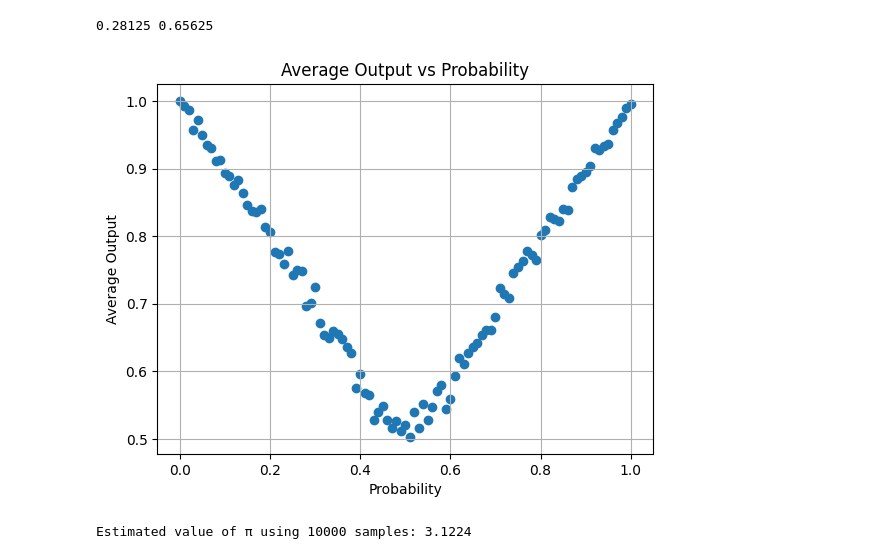
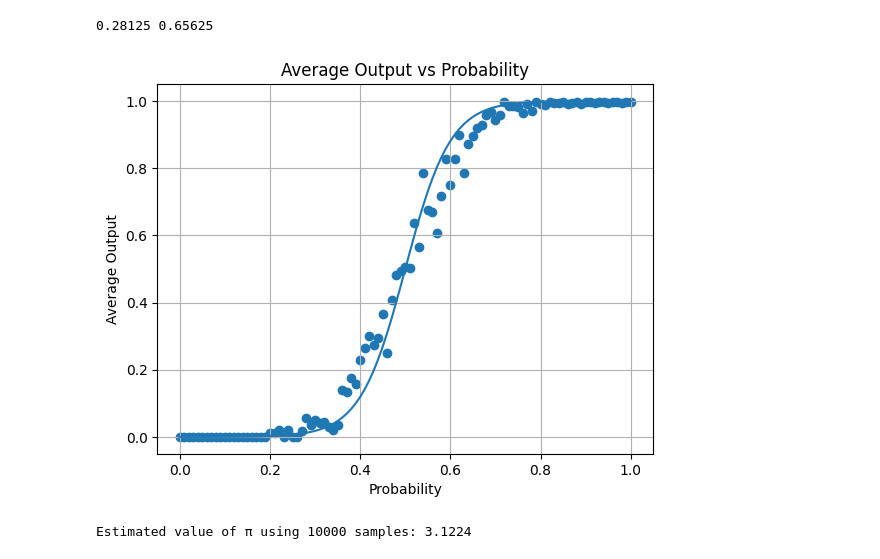
Before and after one commit to duydl/sc-designs, a Jupyter notebook: script/a_sc_rl.ipynb, the cells around one changed output. Cells and saved outputs as stored; diff of their text form; code cells hidden in the pictures.

```diff
--- a/script/a_sc_rl.ipynb
+++ b/script/a_sc_rl.ipynb
@@ -88,36 +88,37 @@ class BinaryCounter:
             for bit in bitstream:
                 self.update(bit)
                 results.append(counter.output_tanh())
             return sum(results) / len(results)
 
 def generate_stochastic_bitstream(N, p):
     bitstream = [random.random() < p for _ in range(N)]
     return bitstream
 
 
 
 N = 1024
-counter_depth = 6
+counter_depth = 5
 counter = BinaryCounter(counter_depth)
 
 probabilities = [i / 100 for i in range(101)]
 average_outputs = []
 
 for p in probabilities:
     counter.reset()
     bitstream = generate_stochastic_bitstream(N, p)
-    average_output = counter.simulate_counter(bitstream, "abs")
+    average_output = counter.simulate_counter(bitstream, "tanh")
     average_outputs.append(average_output)
 
 # Plot the results
 plt.scatter(probabilities, average_outputs)
+plt.plot(probabilities, (1+np.tanh ( counter_depth *  (np.array(probabilities)*2 - 1)  )) / 2 )
 plt.xlabel('Probability')
 plt.ylabel('Average Output')
 plt.title('Average Output vs Probability')
 plt.grid(True)
 plt.show()
 # %% [output]
-[figure, old version]
+[figure, new version]
 # %%
 import random
 
```
Also changed, not shown: parts of 4 cells of this notebook, 23 other files.
